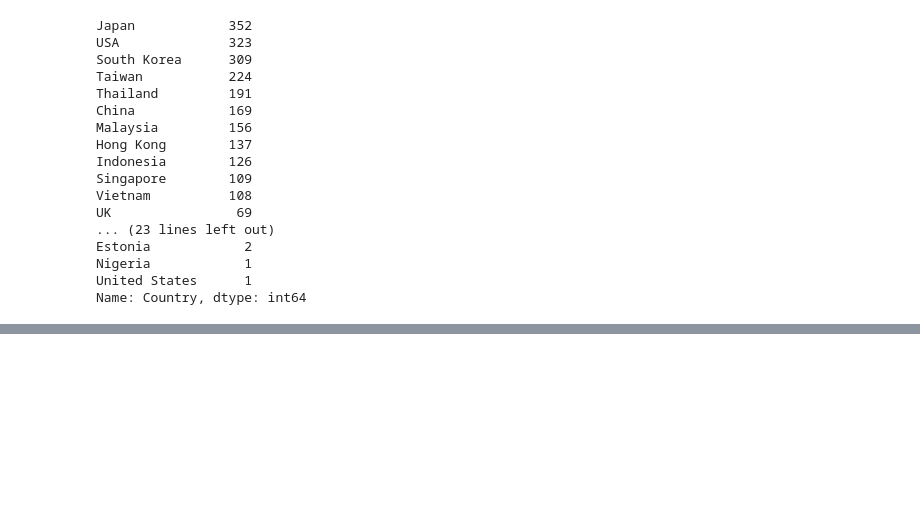
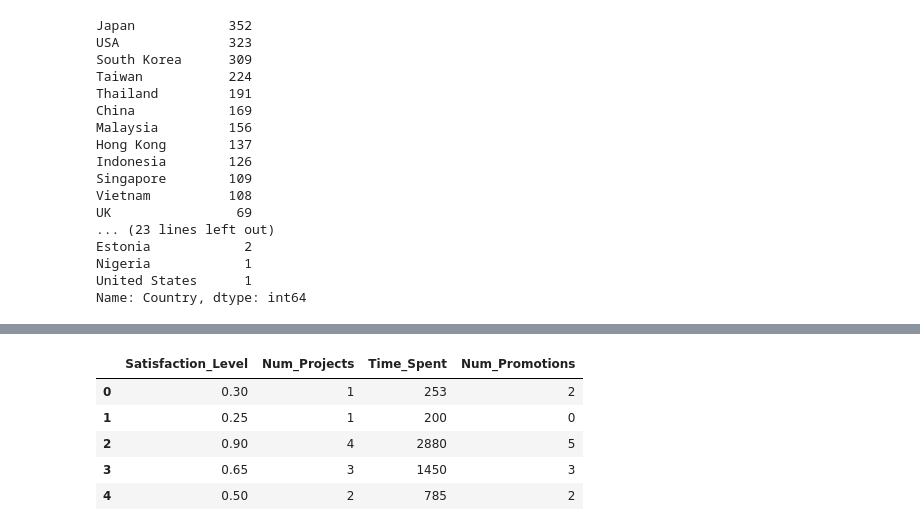
Before and after one commit to macosta2015/Neural-Networks, a Jupyter notebook: Untitled.ipynb, the cells around one changed output, grey strips where cells are left out. Cells and saved outputs as stored; diff of their text form; code cells hidden in the pictures; blank space fills up the shorter version.

```diff
--- a/Untitled.ipynb
+++ b/Untitled.ipynb
@@ -315,0 +316,15 @@ ramen_df.merge(encode_df,left_index=True,right_index=True).drop("Country",1)
+# %%
+# Import our dependencies
+import pandas as pd
+from sklearn.preprocessing import StandardScaler
+
+# Read in our dataset
+hr_df = pd.read_csv("hr_dataset.csv")
+hr_df.head()
+# %% [output]
+|  | Satisfaction_Level | Num_Projects | Time_Spent | Num_Promotions |
+| 0 | 0.30 | 1 | 253 | 2 |
+| 1 | 0.25 | 1 | 200 | 0 |
+| 2 | 0.90 | 4 | 2880 | 5 |
+| 3 | 0.65 | 3 | 1450 | 3 |
+| 4 | 0.50 | 2 | 785 | 2 |
```
Also changed, not shown: parts of 8 cells of this notebook.
